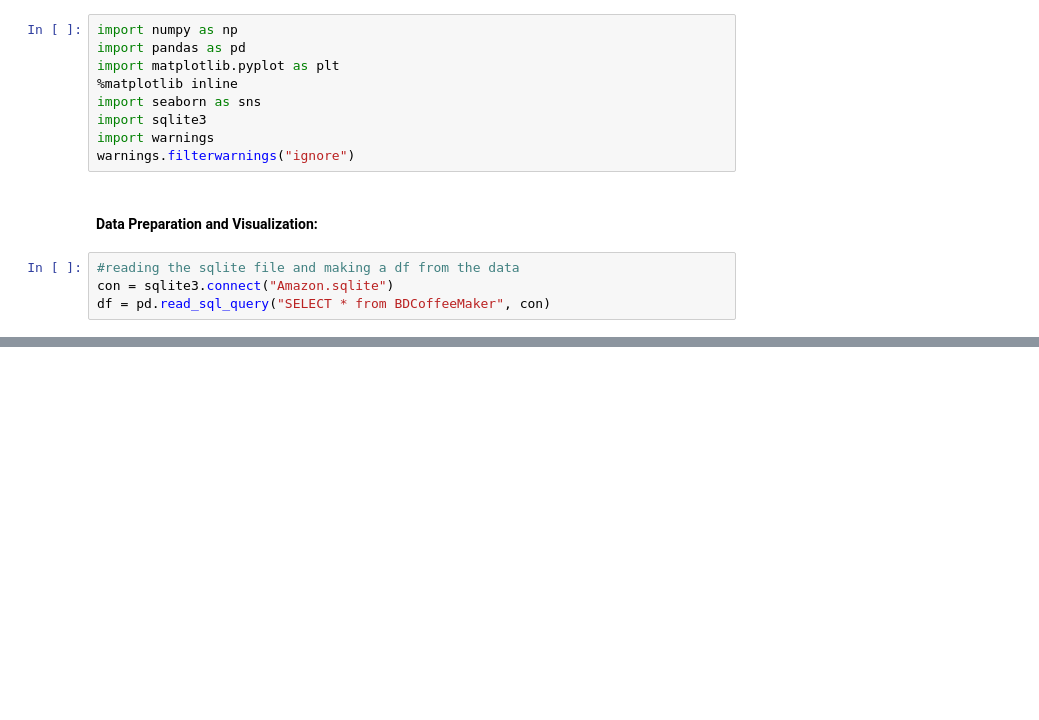
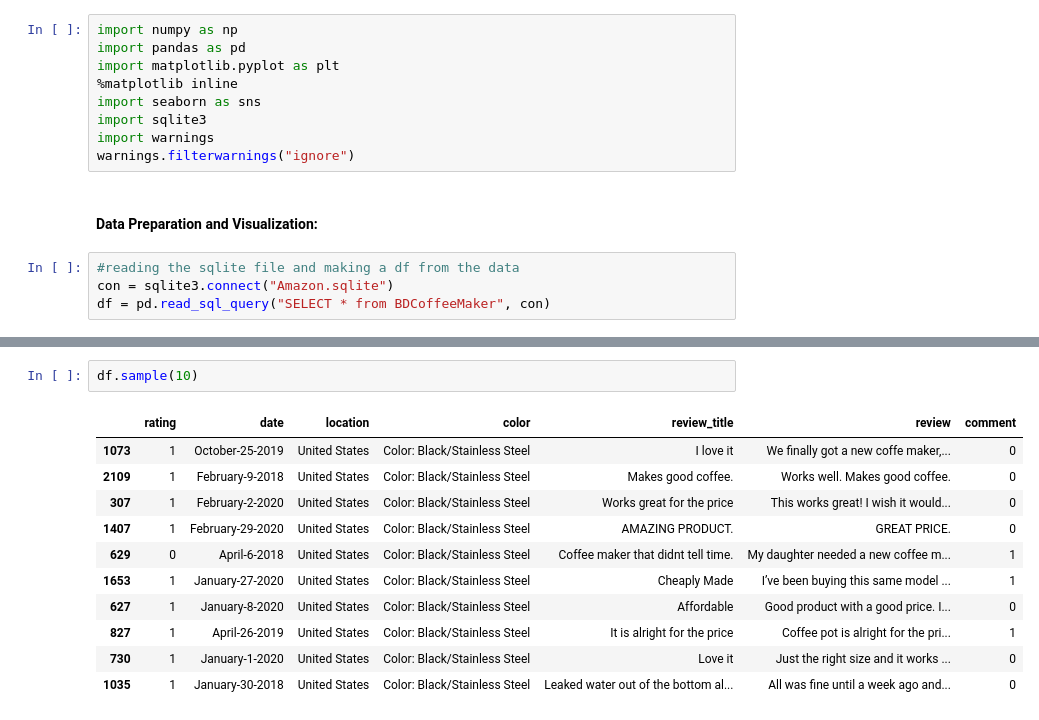
Before and after one commit to kavehamini/Amazon-Review-Analysis-JBL-Charge-4-Speaker-Sentiment-Analysis-NLP, a Jupyter notebook: Sentiment Analysis of Amazon reviews for BD Coffee maker.ipynb, the cells around one changed output, grey strips where cells are left out. Drawn from its saved outputs; the diff is of its cells as text; blank space fills up the shorter version.

```diff
--- a/Sentiment Analysis of Amazon reviews for BD Coffee maker.ipynb
+++ b/Sentiment Analysis of Amazon reviews for BD Coffee maker.ipynb
@@ -29,0 +59,14 @@ df.head()
+# %%
+df.sample(10)
+# %% [output]
+|  | rating | date | location | color | review_title | review | comment |
+| 1073 | 1 | October-25-2019 | United States | Color: Black/Stainless Steel | I love it | We finally got a new coffe maker,... | 0 |
+| 2109 | 1 | February-9-2018 | United States | Color: Black/Stainless Steel | Makes good coffee. | Works well. Makes good coffee. | 0 |
+| 307 | 1 | February-2-2020 | United States | Color: Black/Stainless Steel | Works great for the price | This works great! I wish it would... | 0 |
+| 1407 | 1 | February-29-2020 | United States | Color: Black/Stainless Steel | AMAZING PRODUCT. | GREAT PRICE. | 0 |
+| 629 | 0 | April-6-2018 | United States | Color: Black/Stainless Steel | Coffee maker that didnt tell time. | My daughter needed a new coffee m... | 1 |
+| 1653 | 1 | January-27-2020 | United States | Color: Black/Stainless Steel | Cheaply Made | I’ve been buying this same model ... | 1 |
+| 627 | 1 | January-8-2020 | United States | Color: Black/Stainless Steel | Affordable | Good product with a good price. I... | 0 |
+| 827 | 1 | April-26-2019 | United States | Color: Black/Stainless Steel | It is alright for the price | Coffee pot is alright for the pri... | 1 |
+| 730 | 1 | January-1-2020 | United States | Color: Black/Stainless Steel | Love it | Just the right size and it works ... | 0 |
+| 1035 | 1 | January-30-2018 | United States | Color: Black/Stainless Steel | Leaked water out of the bottom al... | All was fine until a week ago and... | 0 |
```
Also changed, not shown: parts of 13 cells of this notebook.
